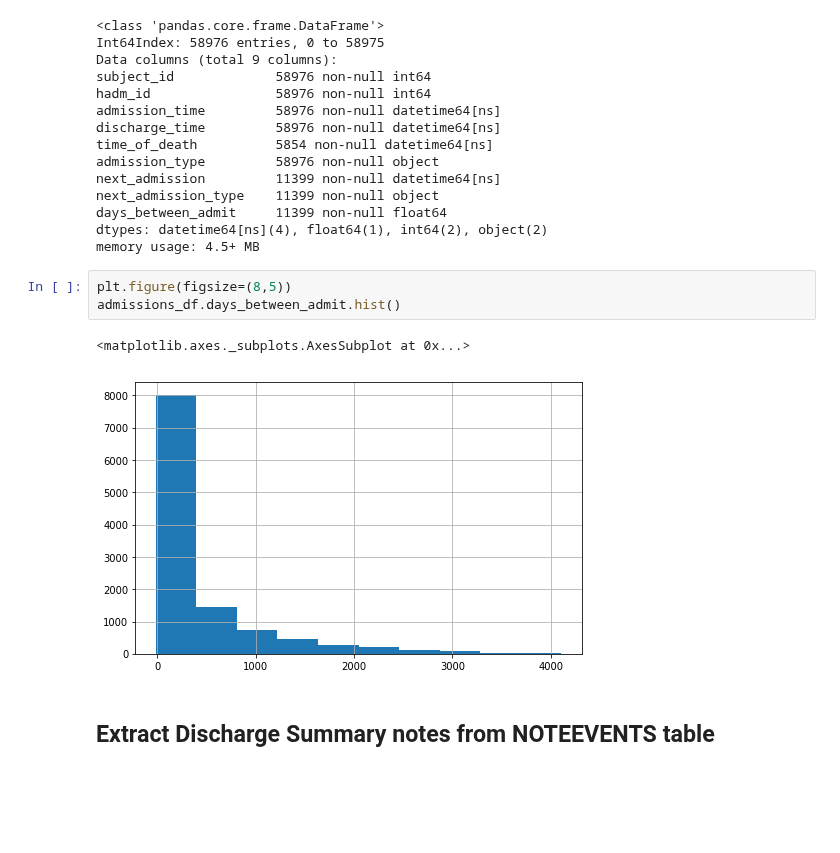
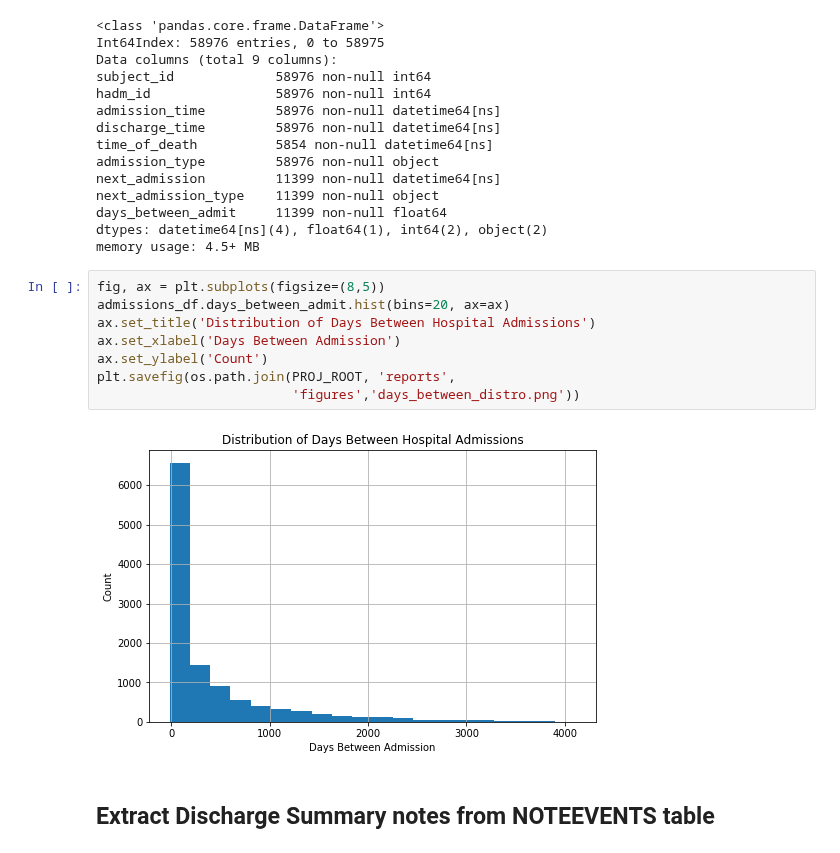
Before and after one commit to TheeChris/springboard, a Jupyter notebook: Capstone_2/notebooks/0.1-TheeChris-DataPrep.ipynb, the cells around one changed output. Saved outputs shown, nothing was run; the diff lists cells and outputs as text; blank space fills up the shorter version.

```diff
--- a/Capstone_2/notebooks/0.1-TheeChris-DataPrep.ipynb
+++ b/Capstone_2/notebooks/0.1-TheeChris-DataPrep.ipynb
@@ -184,12 +184,16 @@ next_admission_type    11399 non-null object
 days_between_admit     11399 non-null float64
 dtypes: datetime64[ns](4), float64(1), int64(2), object(2)
 memory usage: 4.5+ MB
-# %%
-plt.figure(figsize=(8,5))
-admissions_df.days_between_admit.hist()
-# %% [output]
-<matplotlib.axes._subplots.AxesSubplot at 0x...>
-[figure, removed]
+# %%
+fig, ax = plt.subplots(figsize=(8,5))
+admissions_df.days_between_admit.hist(bins=20, ax=ax)
+ax.set_title('Distribution of Days Between Hospital Admissions')
+ax.set_xlabel('Days Between Admission')
+ax.set_ylabel('Count')
+plt.savefig(os.path.join(PROJ_ROOT, 'reports',
+                         'figures','days_between_distro.png'))
+# %% [output]
+[figure, added]
 # %% [markdown]
 ## Extract Discharge Summary notes from NOTEEVENTS table
 # %%
```
Also changed, not shown: parts of 23 cells of this notebook.
